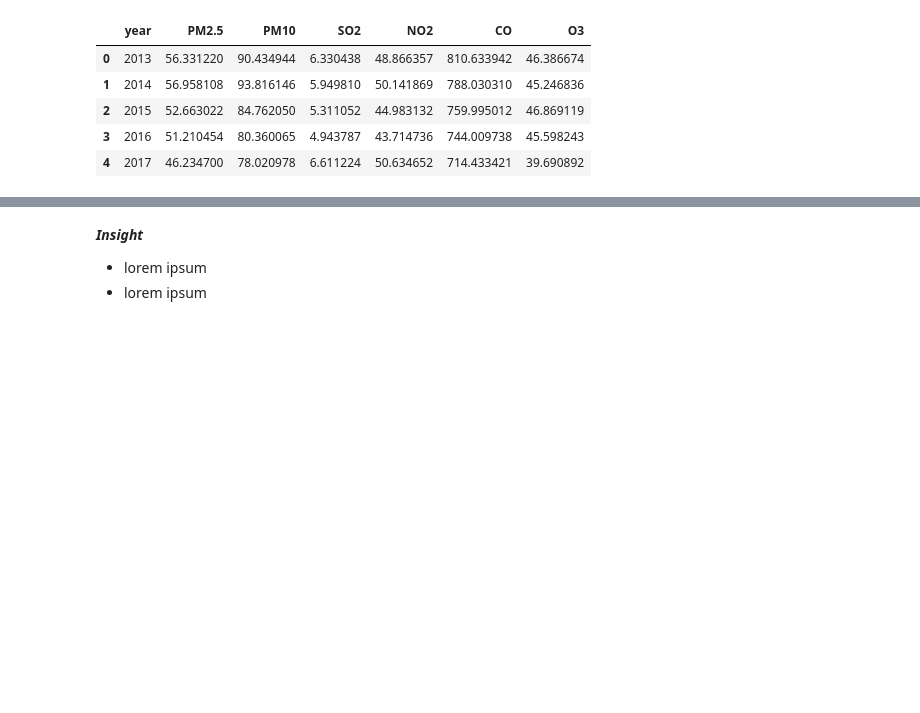
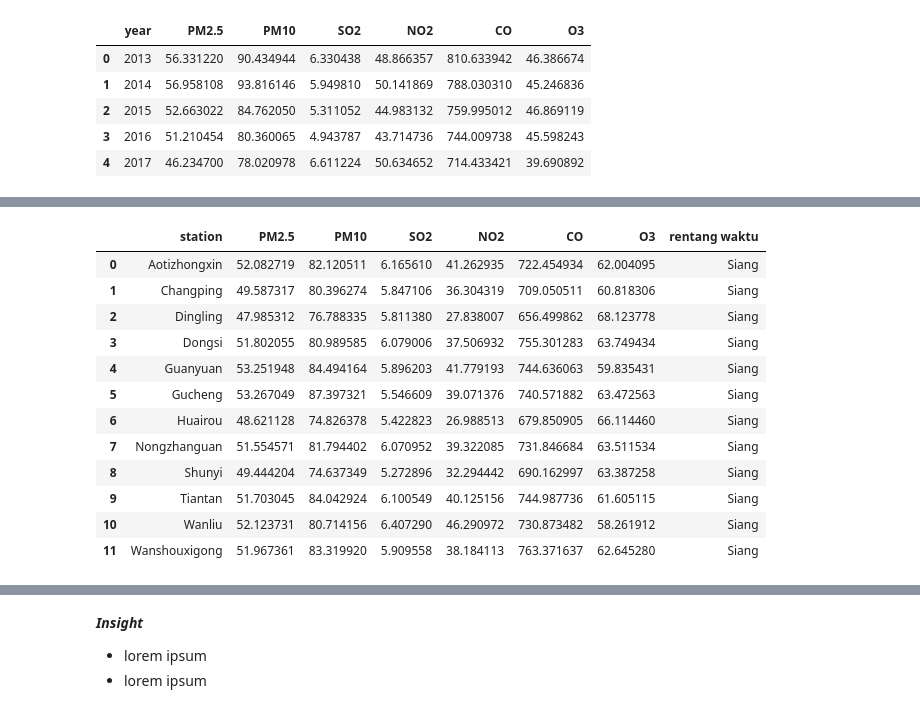
Before and after one commit to Azuredeer/Air-Quality, a Jupyter notebook: analysis_air.ipynb, the cells around one changed output, grey strips where cells are left out. Drawn from its saved outputs; the diff is of its cells as text; code cells hidden in the pictures; blank space fills up the shorter version.

```diff
--- a/analysis_air.ipynb
+++ b/analysis_air.ipynb
@@ -2307,0 +2627,30 @@ changping_year[changping_year["year"].between(2013, 2017)]
+# %%
+# Filter dan hitung rata-rata polutan pada siang hari
+highest_afternoon = all_data[all_data["rentang waktu"] == "Siang"].groupby("station").agg({
+    "PM2.5": "mean",
+    "PM10": "mean",
+    "SO2" : "mean",
+    "NO2" : "mean",
+    "CO" : "mean",
+    "O3" : "mean"
+}).reset_index()
+
+# Tambahkan kolom rentang waktu
+highest_afternoon["rentang waktu"] = "Siang"
+
+# Menampilkan hasil siang
+highest_afternoon
+# %% [output]
+|  | station | PM2.5 | PM10 | SO2 | NO2 | CO | O3 | rentang waktu |
+| 0 | Aotizhongxin | 52.082719 | 82.120511 | 6.165610 | 41.262935 | 722.454934 | 62.004095 | Siang |
+| 1 | Changping | 49.587317 | 80.396274 | 5.847106 | 36.304319 | 709.050511 | 60.818306 | Siang |
+| 2 | Dingling | 47.985312 | 76.788335 | 5.811380 | 27.838007 | 656.499862 | 68.123778 | Siang |
+| 3 | Dongsi | 51.802055 | 80.989585 | 6.079006 | 37.506932 | 755.301283 | 63.749434 | Siang |
+| 4 | Guanyuan | 53.251948 | 84.494164 | 5.896203 | 41.779193 | 744.636063 | 59.835431 | Siang |
+| 5 | Gucheng | 53.267049 | 87.397321 | 5.546609 | 39.071376 | 740.571882 | 63.472563 | Siang |
+| 6 | Huairou | 48.621128 | 74.826378 | 5.422823 | 26.988513 | 679.850905 | 66.114460 | Siang |
+| 7 | Nongzhanguan | 51.554571 | 81.794402 | 6.070952 | 39.322085 | 731.846684 | 63.511534 | Siang |
+| 8 | Shunyi | 49.444204 | 74.637349 | 5.272896 | 32.294442 | 690.162997 | 63.387258 | Siang |
+| 9 | Tiantan | 51.703045 | 84.042924 | 6.100549 | 40.125156 | 744.987736 | 61.605115 | Siang |
+| 10 | Wanliu | 52.123731 | 80.714156 | 6.407290 | 46.290972 | 730.873482 | 58.261912 | Siang |
+| 11 | Wanshouxigong | 51.967361 | 83.319920 | 5.909558 | 38.184113 | 763.371637 | 62.645280 | Siang |
```
Also changed, not shown: parts of 15 cells of this notebook.
